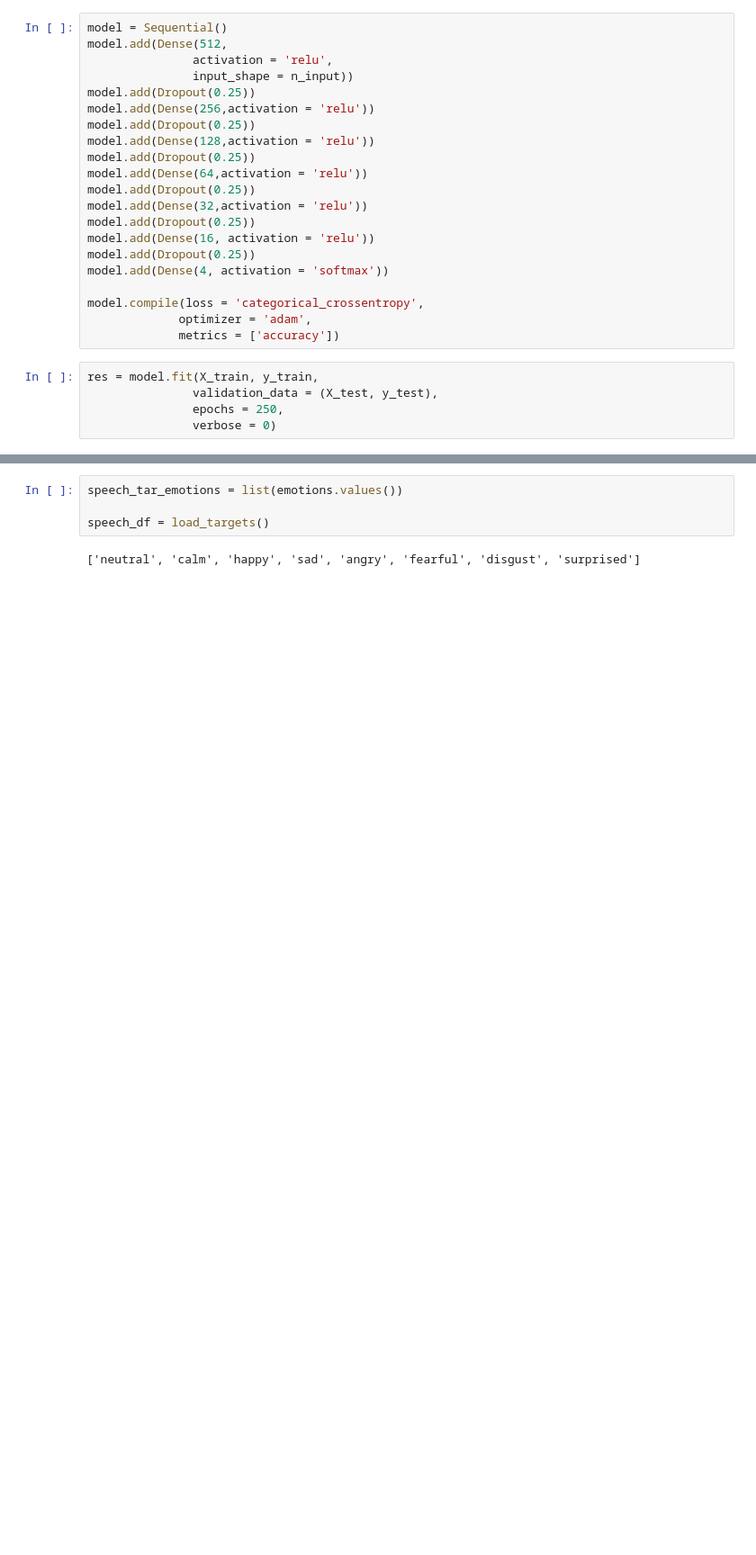
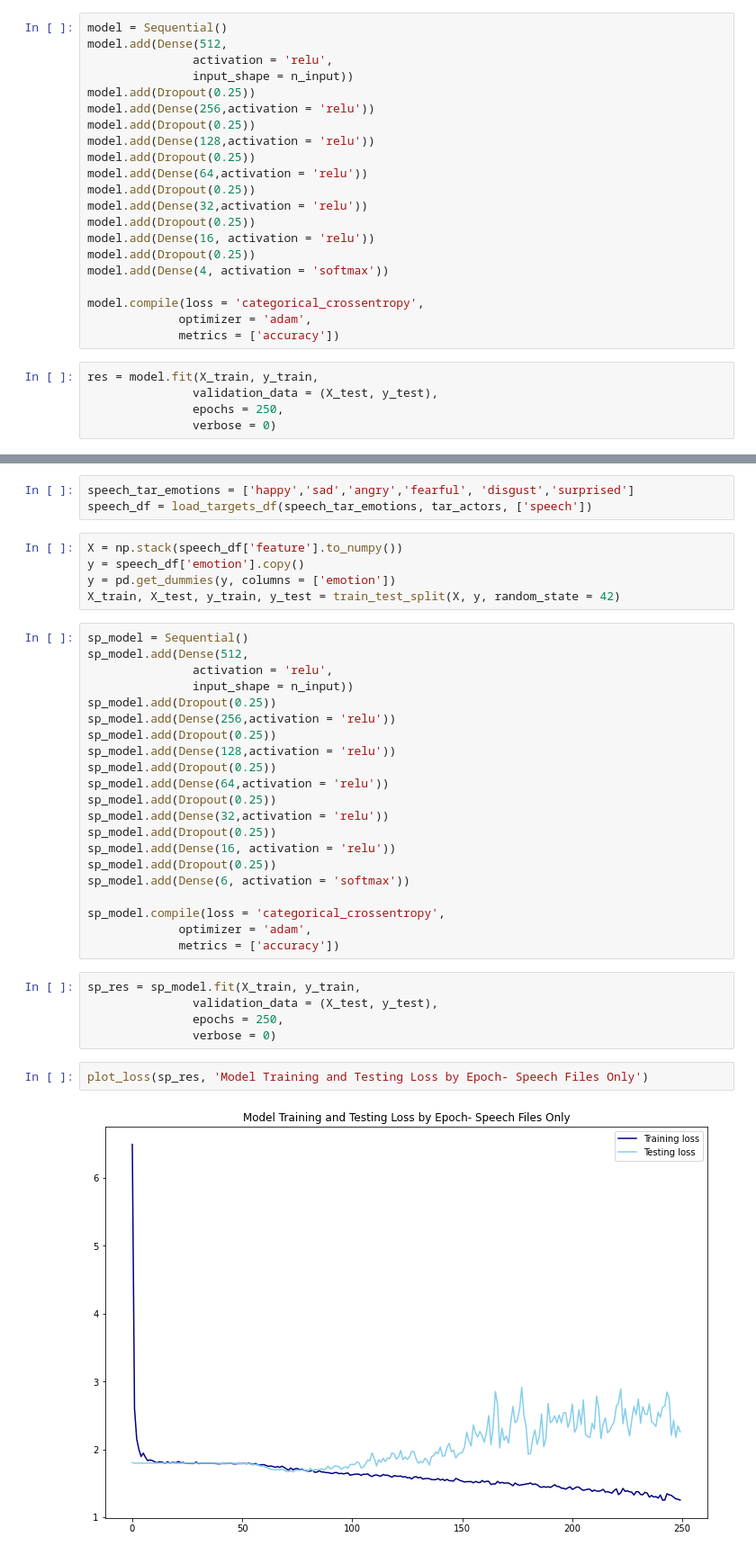
Before and after one commit to kduane/speech_emotion_recognition, a Jupyter notebook: modeling.ipynb, the cells around one changed output, grey strips where cells are left out. Shown at 90% size. Saved outputs shown, nothing was run; the diff lists cells and outputs as text; blank space fills up the shorter version.

Commit message:
2nd iteration model complete

```diff
--- a/modeling.ipynb
+++ b/modeling.ipynb
@@ -197,6 +194,38 @@ plot_confusion_matrix(model, X_test, y_test, "Confusion Matrix of Classified Emo
-# %%
-speech_tar_emotions = list(emotions.values())
-
-speech_df = load_targets()
-# %% [output]
-['neutral', 'calm', 'happy', 'sad', 'angry', 'fearful', 'disgust', 'surprised']
+# %%
+speech_tar_emotions = ['happy','sad','angry','fearful', 'disgust','surprised']
+speech_df = load_targets_df(speech_tar_emotions, tar_actors, ['speech'])
+# %%
+X = np.stack(speech_df['feature'].to_numpy())
+y = speech_df['emotion'].copy()
+y = pd.get_dummies(y, columns = ['emotion'])
+X_train, X_test, y_train, y_test = train_test_split(X, y, random_state = 42)
+# %%
+sp_model = Sequential()
+sp_model.add(Dense(512,
+               activation = 'relu',
+               input_shape = n_input))
+sp_model.add(Dropout(0.25))
+sp_model.add(Dense(256,activation = 'relu'))
+sp_model.add(Dropout(0.25))
+sp_model.add(Dense(128,activation = 'relu'))
+sp_model.add(Dropout(0.25))
+sp_model.add(Dense(64,activation = 'relu'))
+sp_model.add(Dropout(0.25))
+sp_model.add(Dense(32,activation = 'relu'))
+sp_model.add(Dropout(0.25))
+sp_model.add(Dense(16, activation = 'relu'))
+sp_model.add(Dropout(0.25))
+sp_model.add(Dense(6, activation = 'softmax'))
+
+sp_model.compile(loss = 'categorical_crossentropy',
+             optimizer = 'adam',
+             metrics = ['accuracy'])
+# %%
+sp_res = sp_model.fit(X_train, y_train,
+               validation_data = (X_test, y_test),
+               epochs = 250,
+               verbose = 0)
+# %%
+plot_loss(sp_res, 'Model Training and Testing Loss by Epoch- Speech Files Only')
+# %% [output]
+[figure, added]
```
Also changed, not shown: parts of 9 cells of this notebook.
